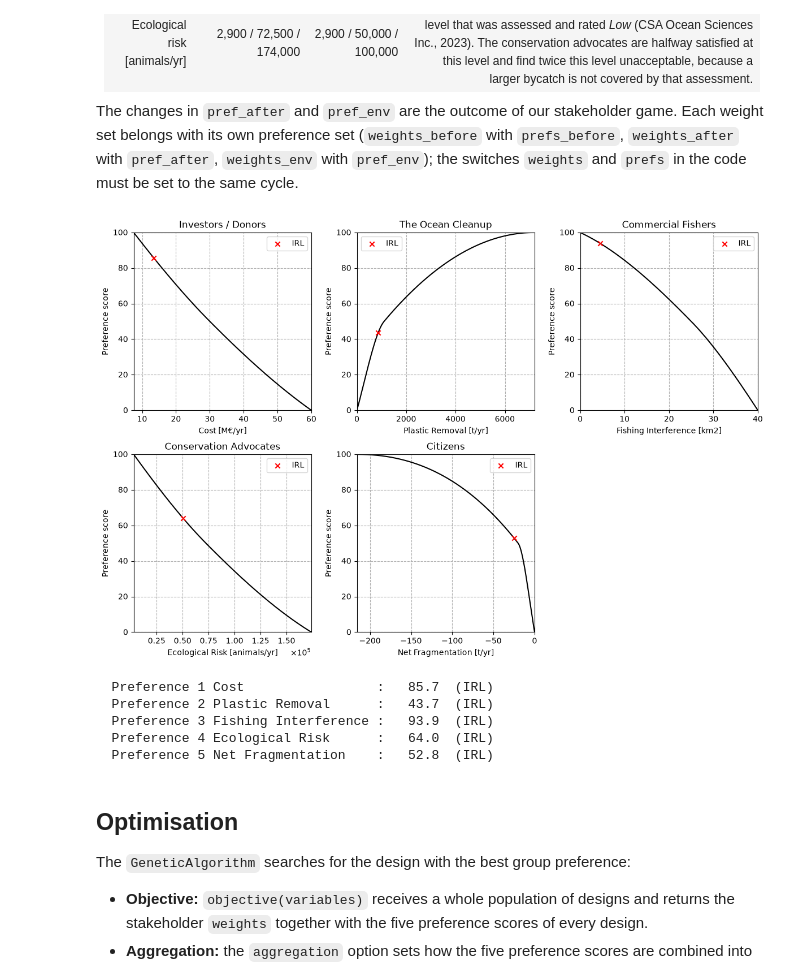
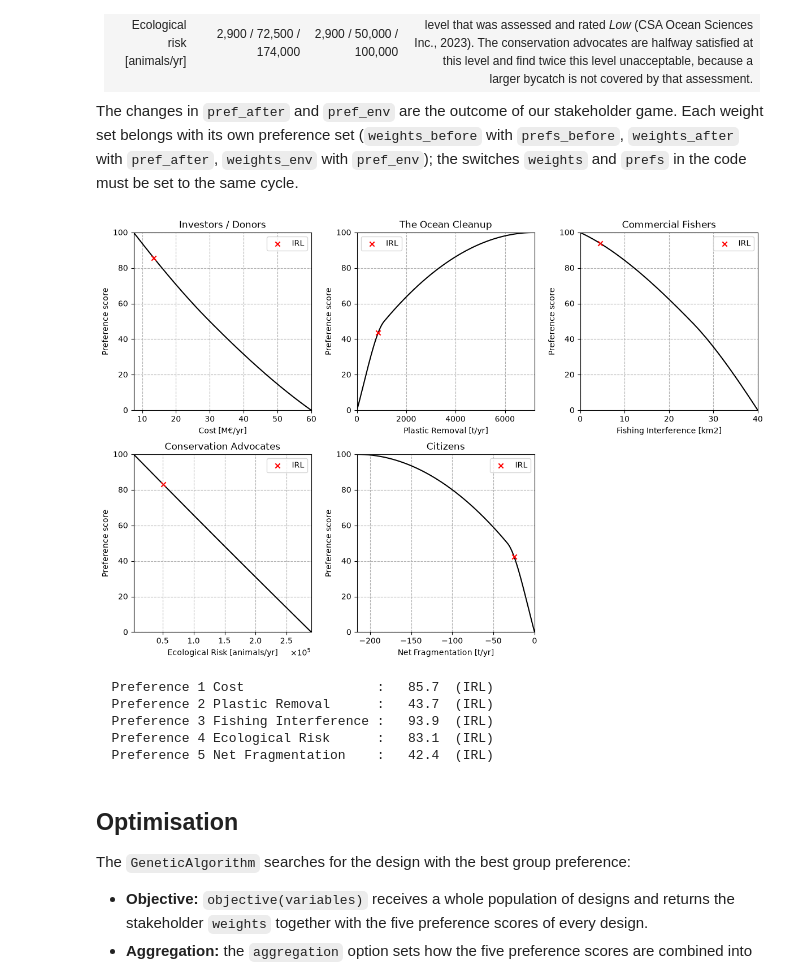
Before and after one commit to LeoLoze/-The_Ocean_CleanUp_System_03-, a Jupyter notebook: Civil-Engineering-Systems-Design-main/Our project/OceanCleanup_System03.ipynb, the cells around one changed output. Drawn from its saved outputs; the diff is of its cells as text; code cells hidden in the pictures.

```diff
--- a/Civil-Engineering-Systems-Design-main/Our project/OceanCleanup_System03.ipynb
+++ b/Civil-Engineering-Systems-Design-main/Our project/OceanCleanup_System03.ipynb
@@ -390,10 +390,11 @@ Each objective gets a weight $w_i$ that expresses the influence of its stakehold
 # Weights per stakeholder — must sum to 1.
 #                   cost    PR   fish  bycat   frag
 weights_before =    [0.20, 0.20, 0.20, 0.20, 0.20]       # technical cycle: equal weights
-weights_after =     [0.225, 0.30, 0.175, 0.175, 0.125]   # social cycle: influence-based weights --> see MCDA
-weights_env =       [0.15, 0.20, 0.15, 0.35, 0.15]       # social cycle, second outcome: environmental priority --> see MCDA
+weights_after =     [0.225, 0.30, 0.175, 0.175, 0.125]   # social cycle
 
-weights = weights_after  # set to which weight to use (weights_before goes with prefs_before, weights_after with pref_after, weights_env with pref_env)
+weights_env =       [0.15, 0.20, 0.15, 0.35, 0.15]       # social cycle, second Idea: environmental priority --> see MCDA
+
+weights = weights_before  # set to which weight to use (weights_before goes with prefs_before, weights_after with pref_after, weights_env with pref_env)
 
 # Verify the weights sum to 1 (within numerical tolerance)
 assert np.isclose(sum(weights), 1.0), f"Weights must sum to 1, got {sum(weights)}"
@@ -449,19 +450,20 @@ prefs_before = [[[7.5, 30, 60],             [100, 50, 0]],          # preference
                 [[2.9e3, 1.45e5, 2.9e5],    [100, 50, 0]],          # preference bycatch (ecological risk) [animals/yr]
                 [[-216, -33, 0],            [100, 50, 0]]]          # preference future plastic fragmentation, net [t/yr]
 
-pref_after = [[[7.5, 30, 60],               [100, 50, 0]],          # after the stakeholder game: cost unchanged
+prefs_after = [[[7.5, 30, 60],               [100, 50, 0]],          # after the stakeholder game: cost unchanged
               [[0, 1100, 7200],             [0, 50, 100]],          # plastic removal unchanged
               [[0, 25, 40],                 [100, 50, 0]],          # fishing-area interference unchanged
               [[2.9e3, 7.25e4, 1.74e5],     [100, 50, 0]],          # bycatch stricter: halfway at about 1.5x today's bycatch, unacceptable at about 3.5x today
               [[-216, -20, 0],              [100, 50, 0]]]          # net fragmentation: citizens are halfway satisfied sooner
 
-pref_env = [[[7.5, 30, 60],                 [100, 50, 0]],          # environmental priority: cost unchanged
+
+prefs_env = [[[7.5, 30, 60],                 [100, 50, 0]],          # environmental priority: cost unchanged
             [[0, 1100, 7200],               [0, 50, 100]],          # plastic removal unchanged
             [[0, 25, 40],                   [100, 50, 0]],          # fishing-area interference unchanged
             [[2.9e3, 5.0e4, 1.0e5],         [100, 50, 0]],          # bycatch strictest: halfway at today's bycatch, unacceptable at 2x today
             [[-216, -20, 0],                [100, 50, 0]]]          # net fragmentation as in pref_after
 
-prefs = pref_after  # set to which preferences to use (prefs_before goes with weights_before, pref_after with weights_after, pref_env with weights_env)
+prefs = prefs_before  # set to which preferences to use (prefs_before goes with weights_before, pref_after with weights_after, pref_env with weights_env)
 
 
 # Maps an objective value onto a 0-100 preference score.
@@ -533,39 +535,39 @@ def pref_func_5(x1, x2, x3, x4, x5):
 pref_funcs = [pref_func_1, pref_func_2, pref_func_3, pref_func_4, pref_func_5]  # list of preference functions for easier handling
 
 # Preference scores of the reference design
 for i, (pf, (_, name, _, _)) in enumerate(zip(pref_funcs, objectives), 1):
     print(f"  Preference {i} {name:<21}: {float(pf(*X_irl)):6.1f}  (IRL)")
 
 
 def objective(variables):
     """
     Objective function that is fed to the GA. Calles the separate preference functions that are declared above.
 
     :param variables: array with design variable values per member of the population. Can be split by using array
     slicing
     :return: 1D-array with aggregated preference scores for the members of the population.
     """
     x1 = variables[:, 0]
     x2 = variables[:, 1]
     x3 = variables[:, 2]
     x4 = variables[:, 3]
     x5 = variables[:, 4]
 
     # calculate the preference scores
     p_1 = pref_func_1(x1, x2, x3, x4, x5)
     p_2 = pref_func_2(x1, x2, x3, x4, x5)
     p_3 = pref_func_3(x1, x2, x3, x4, x5)
     p_4 = pref_func_4(x1, x2, x3, x4, x5)
     p_5 = pref_func_5(x1, x2, x3, x4, x5)
 
     return weights, [p_1, p_2, p_3, p_4, p_5]
 # %% [output]
-[figure, old version]
+[figure, new version]
   Preference 1 Cost                 :   85.7  (IRL)
   Preference 2 Plastic Removal      :   43.7  (IRL)
   Preference 3 Fishing Interference :   93.9  (IRL)
-  Preference 4 Ecological Risk      :   64.0  (IRL)
-  Preference 5 Net Fragmentation    :   52.8  (IRL)
+  Preference 4 Ecological Risk      :   83.1  (IRL)
+  Preference 5 Net Fragmentation    :   42.4  (IRL)
 # %% [markdown]
 ## Optimisation
 
```
Also changed, not shown: parts of 1 cell of this notebook, 4 other files.
